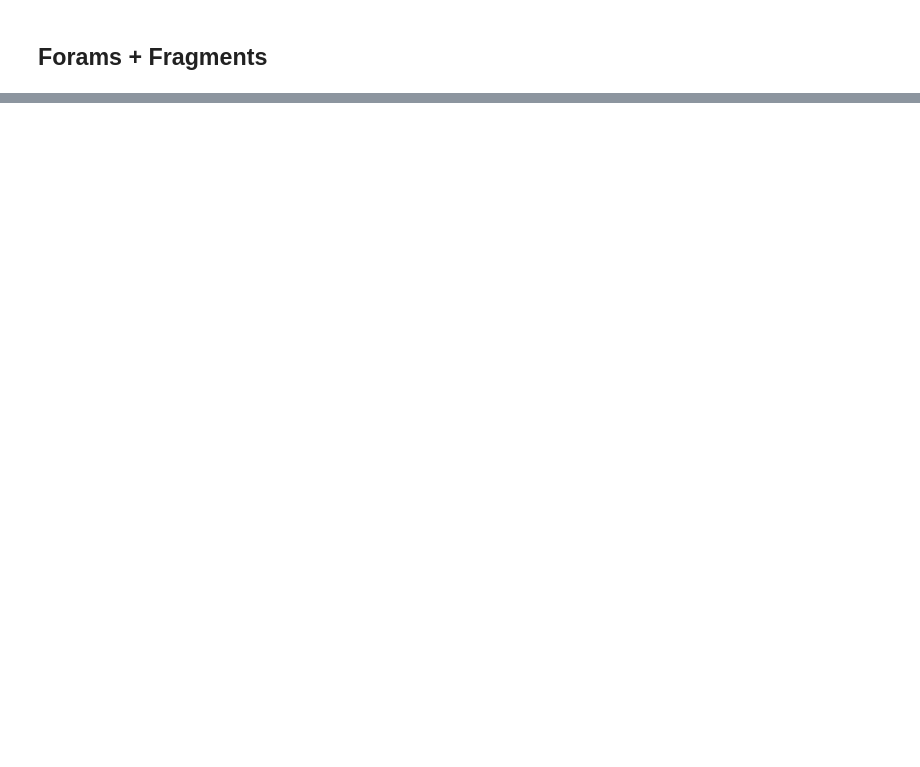
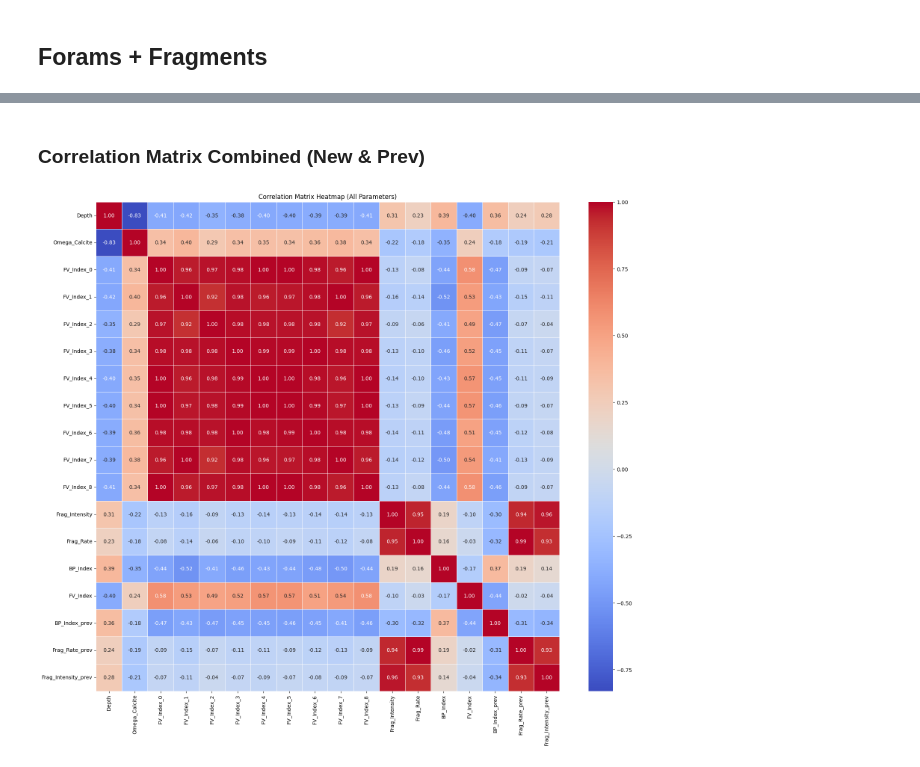
Before and after one commit to MichAdebayo/Dissolution-proxy-manuscript, a Jupyter notebook: manuscript.ipynb, the cells around one changed output, grey strips where cells are left out. Saved outputs shown, nothing was run; the diff lists cells and outputs as text; code cells hidden in the pictures; blank space fills up the shorter version.

```diff
--- a/manuscript.ipynb
+++ b/manuscript.ipynb
@@ -742,0 +517,5 @@ Depth (m)            1.000000           -0.830126
+# %%
+pd.set_option('max_colwidth', None)
+
+# Create a copy of the 'df_manu' dataframe
+test_data_2 = df_manu.copy()
@@ -742,0 +600,49 @@ Depth (m)            1.000000           -0.830126
+# %% [markdown]
+### Correlation Matrix Combined (New & Prev)
+# %%
+from scipy.stats import pearsonr
+
+# Define the variables of interest
+variables = ['Depth', 'Omega_Calcite', 'FV_Index_0', 'FV_Index_1', 'FV_Index_2', 'FV_Index_3',
+             'FV_Index_4', 'FV_Index_5', 'FV_Index_6', 'FV_Index_7', 'FV_Index_8',
+             'Frag_Intensity', 'Frag_Rate', 'BP_Index',
+             'FV_Index', 'BP_Index_prev', 'Frag_Rate_prev',
+             'Frag_Intensity_prev',]
+
+# Initialize lists to store the results
+r_values = []
+r_squared_values = []
+p_values = []
+
+# Compute the correlation coefficients, R-squared values, and p-values
+for var1 in variables:
+    for var2 in variables:
+        if var1 != var2:
+            r, p = pearsonr(merged_tests_all[var1], merged_tests_all[var2])
+            r_squared = r**2
+            r_values.append((var1, var2, r))
+            r_squared_values.append((var1, var2, r_squared))
+            p_values.append((var1, var2, p))
+
+# Create DataFrames for the results
+r_df = pd.DataFrame(r_values, columns=['Variable 1', 'Variable 2', 'Correlation Coefficient'])
+r_squared_df = pd.DataFrame(r_squared_values, columns=['Variable 1', 'Variable 2', 'R-squared'])
+p_df = pd.DataFrame(p_values, columns=['Variable 1', 'Variable 2', 'P-value'])
+
+# Merge the DataFrames
+results_df = pd.merge(r_df, r_squared_df, on=['Variable 1', 'Variable 2'])
+results_df = pd.merge(results_df, p_df, on=['Variable 1', 'Variable 2'])
+
+# Compute the correlation matrix for the heatmap
+correlation_matrix_all = merged_tests_all[variables].corr()
+
+# Create a DataFrame for the correlation matrix
+correlation_df_all = pd.DataFrame(correlation_matrix_all)
+
+# Generate a heatmap
+plt.figure(figsize=(20, 17))
+sns.heatmap(correlation_df_all, annot=True, cmap='coolwarm', fmt='.2f', linewidths=0.5)
+plt.title('Correlation Matrix Heatmap (All Parameters)')
+plt.show()
+# %% [output]
+[figure, added]
```
Also changed, not shown: parts of 60 cells of this notebook.
